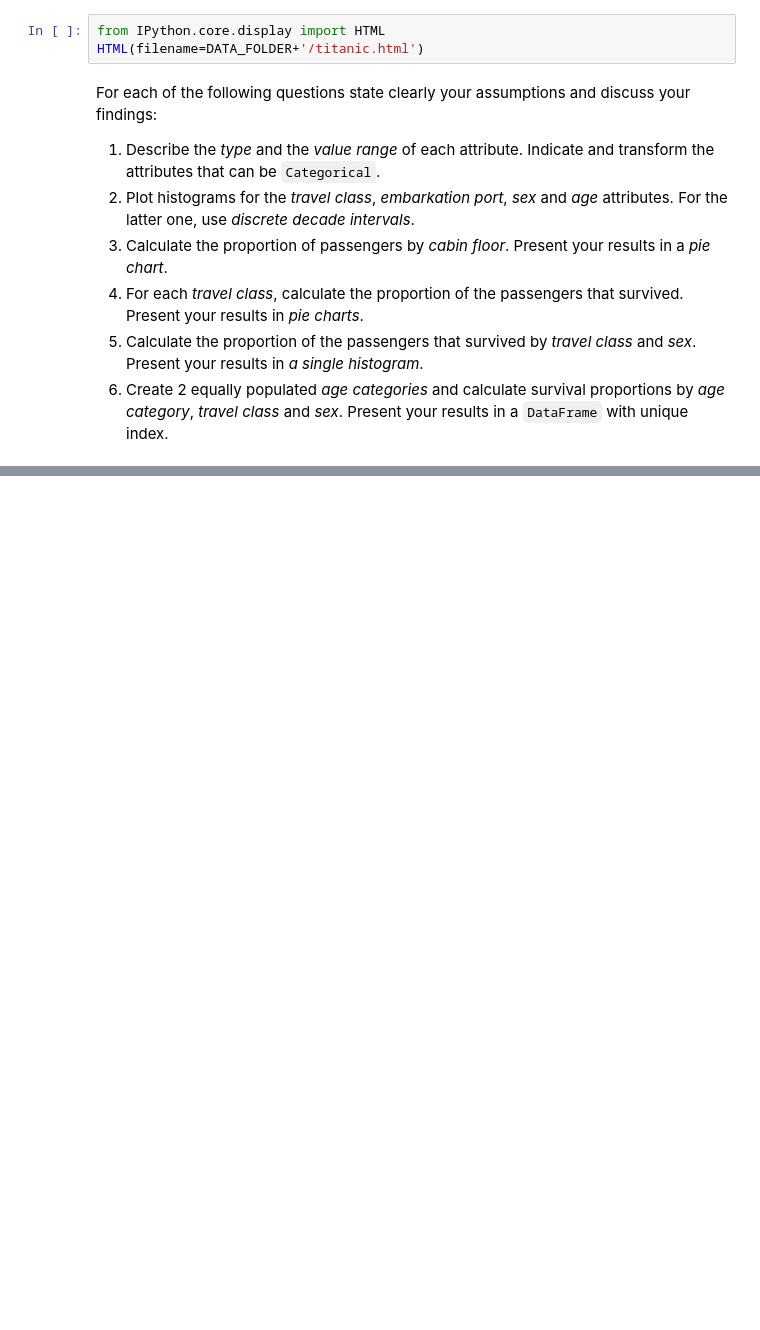
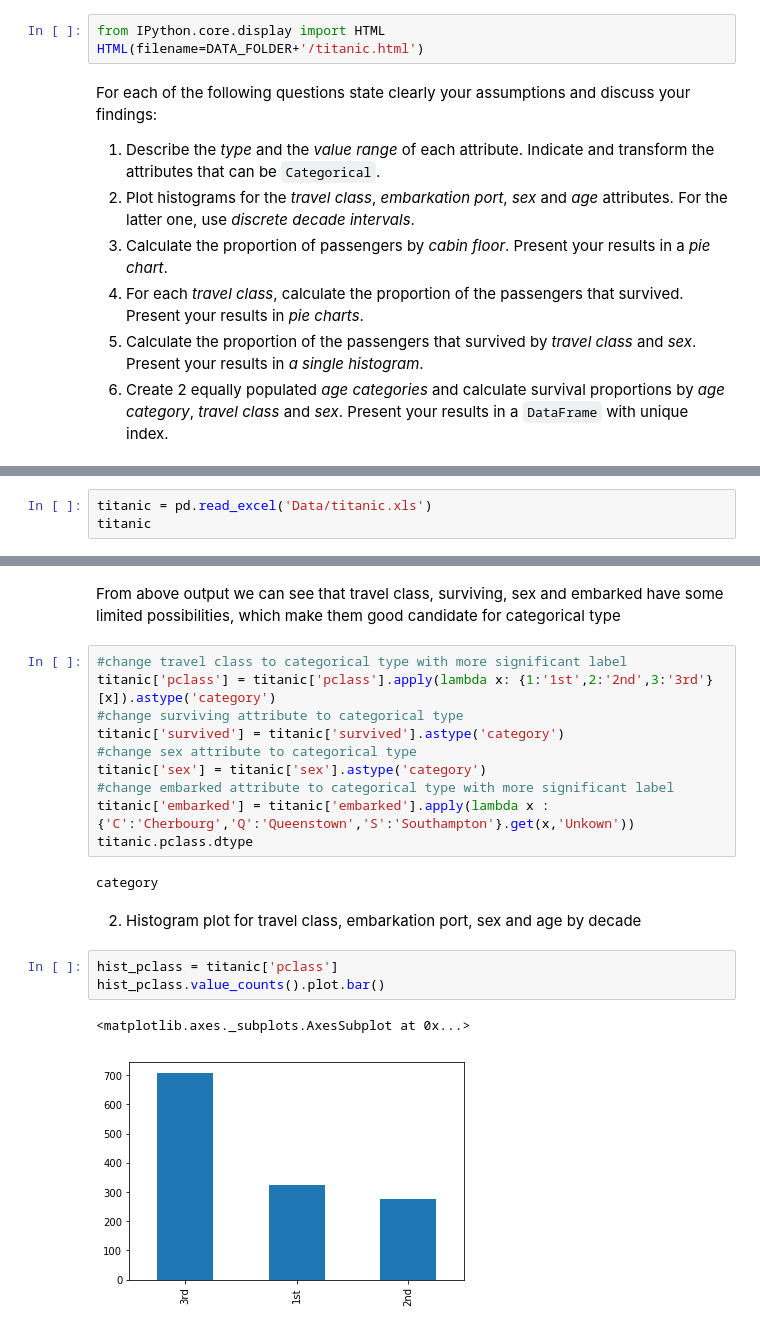
Before and after one commit to darioAnongba/EPFL-ADA, a Jupyter notebook: Labs/01 - Pandas and Data Wrangling/Homework 1.ipynb, the cells around one changed output, grey strips where cells are left out. Saved outputs shown, nothing was run; the diff lists cells and outputs as text; blank space fills up the shorter version.

```diff
--- a/Labs/01 - Pandas and Data Wrangling/Homework 1.ipynb
+++ b/Labs/01 - Pandas and Data Wrangling/Homework 1.ipynb
@@ -185,0 +188,3 @@ For each of the following questions state clearly your assumptions and discuss y
+# %%
+titanic = pd.read_excel('Data/titanic.xls')
+titanic
@@ -185,0 +235,23 @@ For each of the following questions state clearly your assumptions and discuss y
+# %% [markdown]
+From above output we can see that travel class, surviving, sex and embarked have some limited possibilities,
+which make them good candidate for categorical type
+# %%
+#change travel class to categorical type with more significant label
+titanic['pclass'] = titanic['pclass'].apply(lambda x: {1:'1st',2:'2nd',3:'3rd'}[x]).astype('category')
+#change surviving attribute to categorical type
+titanic['survived'] = titanic['survived'].astype('category')
+#change sex attribute to categorical type
+titanic['sex'] = titanic['sex'].astype('category')
+#change embarked attribute to categorical type with more significant label
+titanic['embarked'] = titanic['embarked'].apply(lambda x : {'C':'Cherbourg','Q':'Queenstown','S':'Southampton'}.get(x,'Unkown'))
+titanic.pclass.dtype
+# %% [output]
+category
+# %% [markdown]
+2) Histogram plot for travel class, embarkation port, sex and age by decade
+# %%
+hist_pclass = titanic['pclass']
+hist_pclass.value_counts().plot.bar()
+# %% [output]
+<matplotlib.axes._subplots.AxesSubplot at 0x...>
+[figure, added]
```
Also changed, not shown: parts of 16 cells of this notebook.
